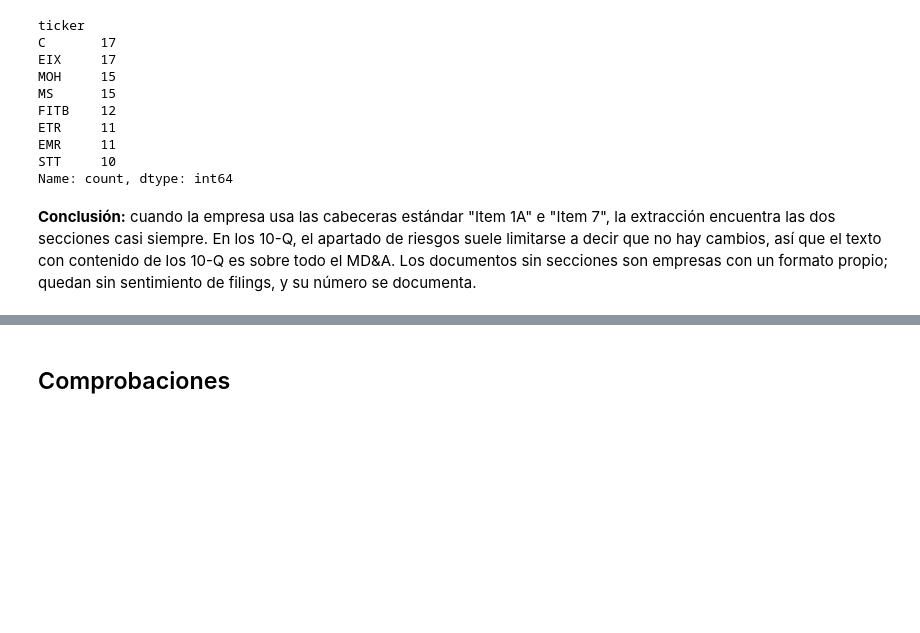
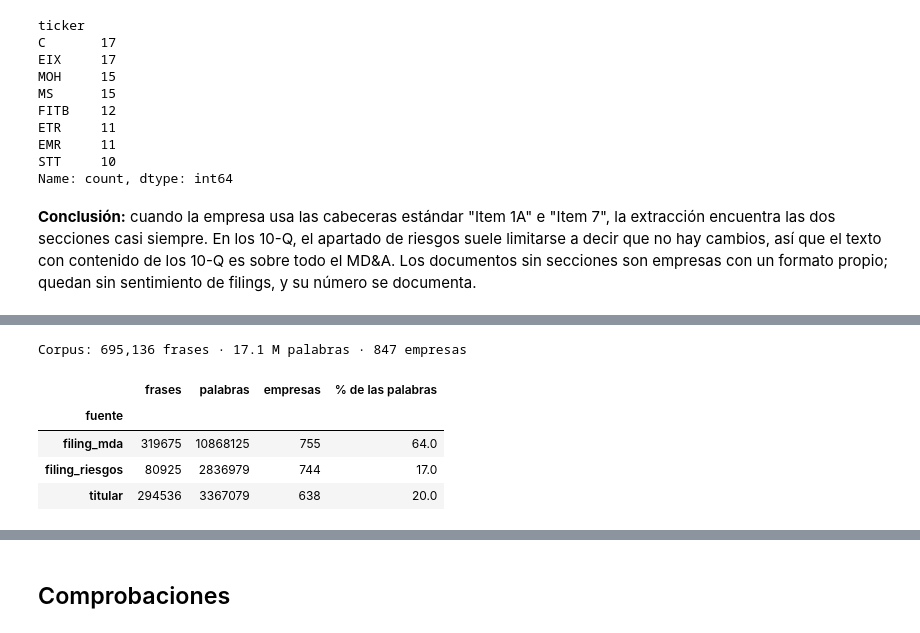
Before and after one commit to lucas-t-miguel/Screener-eeuu, a Jupyter notebook: 06_textos.ipynb, the cells around one changed output, grey strips where cells are left out. Saved outputs shown, nothing was run; the diff lists cells and outputs as text; code cells hidden in the pictures; blank space fills up the shorter version.

Commit message:
Notebook 06 seccion 4: corpus de preentrenamiento (695.136 frases, 17,1 M palabras). SEMILLA en funciones.py
Co-Authored-By: Claude Opus 5.5 <noreply@anthropic.com>

```diff
--- a/06_textos.ipynb
+++ b/06_textos.ipynb
@@ -636,0 +651,10 @@ Name: count, dtype: int64
+# %%
+FECHA_LIMITE_CORPUS = "2020-06-30"
+
+titulares_corpus = (noticias[noticias["fecha"] <= FECHA_LIMITE_CORPUS]
+                    .drop_duplicates(subset="titular")[["titular", "ticker", "fecha"]]
+                    .rename(columns={"titular": "texto"}))
+titulares_corpus["fuente"] = "titular"
+titulares_corpus["documento"] = "fnspid"   # cada titular es un documento por sí mismo
+
+print(f"Titulares distintos: {len(titulares_corpus):,} · palabras: {titulares_corpus['texto'].str.split().str.len().sum() / 1e6:.1f} M")
@@ -636,0 +697,15 @@ Name: count, dtype: int64
+# %%
+filings_corpus = filings_texto[filings_texto["fecha_presentacion"] <= FECHA_LIMITE_CORPUS].sort_values("fecha_presentacion")
+
+filas = []
+for filing in filings_corpus.itertuples():
+    for fuente in ["riesgos", "mda"]:
+        for frase in partir_en_frases(getattr(filing, fuente)):
+            if es_frase_util(frase):
+                filas.append({"texto": frase, "ticker": filing.ticker, "fecha": filing.fecha_presentacion,
+                              "fuente": f"filing_{fuente}", "documento": filing.numero_acceso})
+frases_filings = pd.DataFrame(filas)
+repetidas = frases_filings.duplicated(subset="texto")
+print(f"Frases útiles de {len(filings_corpus):,} filings: {len(frases_filings):,} · repetidas: {repetidas.mean():.0%}")
+frases_filings = frases_filings[~repetidas]
+print(f"Sin repetir: {len(frases_filings):,} frases · {frases_filings['texto'].str.split().str.len().sum() / 1e6:.0f} M palabras")
@@ -636,0 +719,21 @@ Name: count, dtype: int64
+# %%
+FRASES_POR_FILING = 40
+
+# Se barajan todas las frases (con la semilla fija) y de cada filing se cogen las 40 primeras
+barajadas = frases_filings.sample(frac=1, random_state=SEMILLA)
+muestra_filings = barajadas.groupby("documento").head(FRASES_POR_FILING)
+corpus = pd.concat([titulares_corpus, muestra_filings], ignore_index=True)
+corpus["palabras"] = corpus["texto"].str.split().str.len()
+corpus.to_parquet(CARPETA_CACHE / "corpus_preentrenamiento.parquet", index=False)
+
+resumen_corpus = corpus.groupby("fuente").agg(frases=("texto", "size"), palabras=("palabras", "sum"), empresas=("ticker", "nunique"))
+resumen_corpus["% de las palabras"] = (100 * resumen_corpus["palabras"] / resumen_corpus["palabras"].sum()).round(0)
+print(f"Corpus: {len(corpus):,} frases · {corpus['palabras'].sum() / 1e6:.1f} M palabras · {corpus['ticker'].nunique()} empresas")
+resumen_corpus
+# %% [output]
+Corpus: 695,136 frases · 17.1 M palabras · 847 empresas
+|  | frases | palabras | empresas | % de las palabras |
+| fuente |  |  |  |  |
+| filing_mda | 319675 | 10868125 | 755 | 64.0 |
+| filing_riesgos | 80925 | 2836979 | 744 | 17.0 |
+| titular | 294536 | 3367079 | 638 | 20.0 |
```
Also changed, not shown: parts of 11 cells of this notebook, 1 other file.
